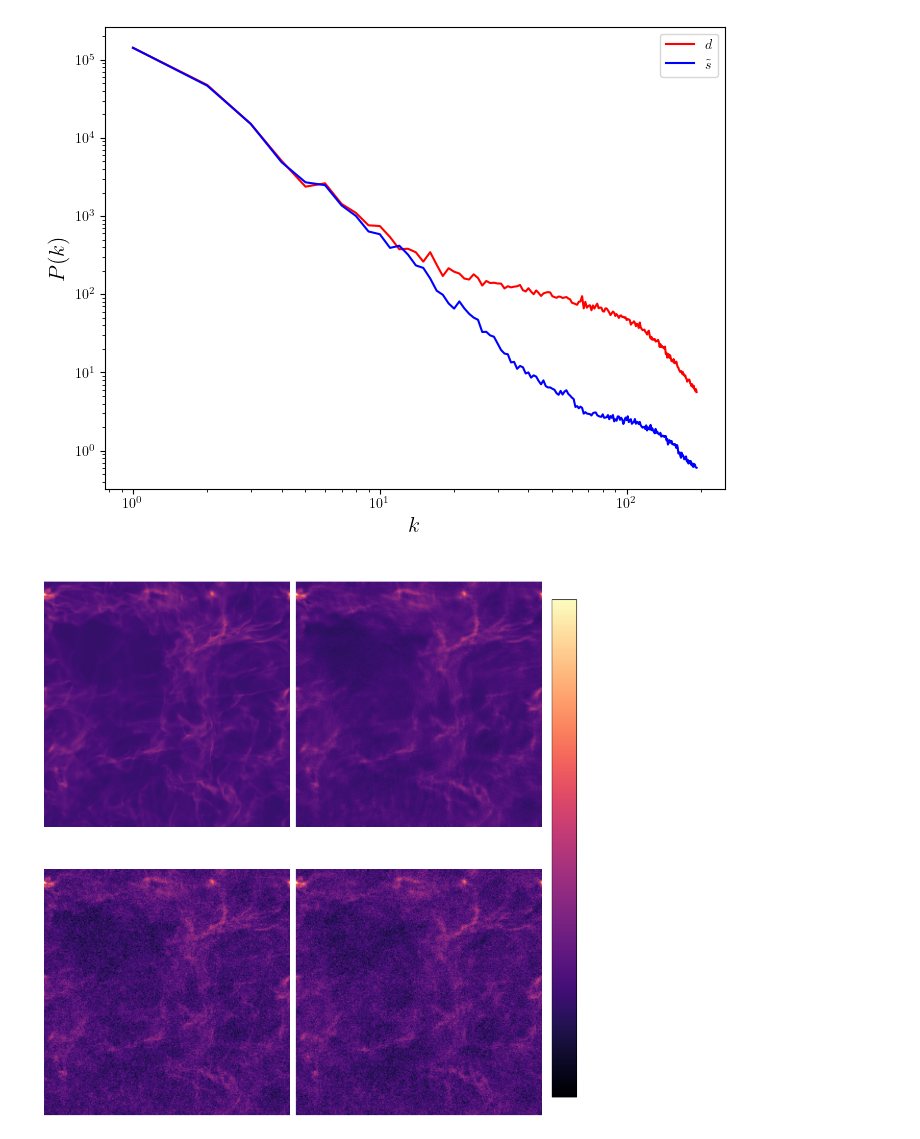
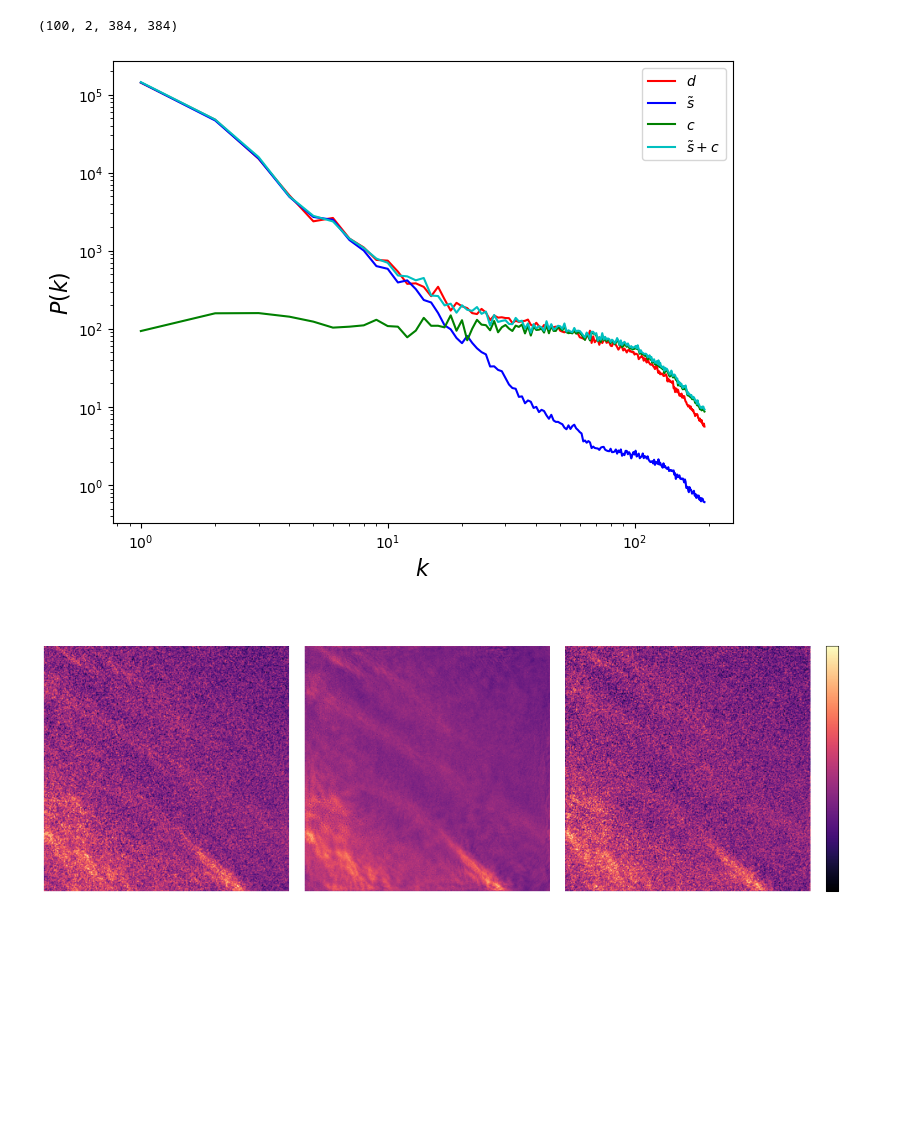
Before and after one commit to atsouros/ScatteringDenoising, a Jupyter notebook: planck_results_plot.ipynb, the cells around one changed output. Saved outputs shown, nothing was run; the diff lists cells and outputs as text; code cells hidden in the pictures; blank space fills up the shorter version.

Commit message:
planck pol data tests

```diff
--- a/planck_results_plot.ipynb
+++ b/planck_results_plot.ipynb
@@ -10,9 +10,16 @@ plt.rcParams['text.usetex'] = True
 # %%
 data = np.load("/Users/tsouros/Desktop/ScatteringDenoising/data.npy")
 denoised = np.load("/Users/tsouros/Desktop/ScatteringDenoising/image_denoised.npy")
+nuisance = np.load("/Users/tsouros/Desktop/ScatteringDenoising/contamination_arr.npy")
+nuisance = nuisance.squeeze(axis=2)
+# %%
+print(nuisance.shape)
+# %% [output]
+(100, 2, 384, 384)
 # %%
 data_Q, data_U = data[0,0], data[1,0]
 image_Q, image_U = denoised[0], denoised[1]
+nuisance_Q, nuisance_U = nuisance[:, 0], nuisance[:, 1]
 # %%
 # Plotting all (k, bins) pairs
 plt.figure(figsize=(8, 6))
@@ -22,21 +29,25 @@ stokes = 'Q'
 if stokes == 'Q':
     image = image_Q
     data = data_Q
+    nuisance = nuisance_Q[np.random.randint(len(nuisance_Q))]
 else:
     image = image_U
     data = data_U
+    nuisance = nuisance_U[np.random.randint(len(nuisance_U))]
 
 nx, ny = data.shape
 amplitude = 2
 spectral_index = -1.7
 
-lam = 0.8
-image_syn_filtered = denoising.filter_radial(np.array([image]), lambda k: k < nx * lam)
-image_syn_filtered = image_syn_filtered[0]
+lam = 0.55
+image = denoising.filter_radial(np.array([image]), lambda k: k < nx * lam)
+image = image[0]
 
-for x, name, c in zip([data,  image], [r"$d$", r"$\tilde{s}$"], ["r", "b"]):
+
+for x, name, c in zip([data,  image, nuisance, image + nuisance], [r"$d$", r"$\tilde{s}$", r"$c$", r"$\tilde{s} + c$"], ["r", "b", "g", "c"]):
     k, bins = utils.power_spectrum(x)
     plt.loglog(k, bins, label=name, c=c, alpha = 1)
+    # plt.xlim(1, 100)
 
 
 plt.xlabel(r"$k$", fontsize=16)  # Add x-axis label with LaTeX formatting
@@ -47,52 +58,50 @@ plt.legend()
 
 plt.show()
 # %% [output]
-[figure, old version]
+[figure, new version]
 # %%
 # Enable LaTeX rendering in Matplotlib
 plt.rcParams['text.usetex'] = True
 
 cmap = 'magma'
 color = 'white'
 
-# Create a 2x2 subplot
-fig, axes = plt.subplots(2, 2, figsize=(10, 10), constrained_layout=True)
+# Compute vmin and vmax across all images
+vmin = min(data.min(), image.min(), (image + nuisance).min())
+vmax = max(data.max(), image.max(), (image + nuisance).max())
+
+# Create a 1x3 subplot
+fig, axes = plt.subplots(1, 3, figsize=(15, 5), constrained_layout=True)
 
 # Set figure background to transparent
 fig.patch.set_alpha(0)
 
 # Plot each image with the same color scale
-im0 = axes[0, 0].imshow(dust, cmap=cmap, vmin=vmin, vmax=vmax)
-axes[0, 0].set_title(r'$s$', fontsize=16, color=color)
+im0 = axes[0].imshow(data, cmap=cmap, vmin=vmin, vmax=vmax)
+axes[0].set_title(r'$d$', fontsize=16, color=color)
 
-im1 = axes[0, 1].imshow(image_syn_filtered, cmap=cmap, vmin=vmin, vmax=vmax)
-axes[0, 1].set_title(r'$\tilde{s}$', fontsize=16, color=color)
+im1 = axes[1].imshow(image, cmap=cmap, vmin=vmin, vmax=vmax)
+axes[1].set_title(r'$\tilde{s}$', fontsize=16, color=color)
 
-im2 = axes[1, 0].imshow(data, cmap=cmap, vmin=vmin, vmax=vmax)
-axes[1, 0].set_title(r'$d$', fontsize=16, color=color)
-
-im3 = axes[1, 1].imshow(rec_cont, cmap=cmap, vmin=vmin, vmax=vmax)
-if cmb_bool:
-    axes[1, 1].set_title(r'$\tilde{s} + c + n$', fontsize=16, color=color)
-else:
-    axes[1, 1].set_title(r'$\tilde{s} + n$', fontsize=16, color=color)
-
+im2 = axes[2].imshow(image + nuisance, cmap=cmap, vmin=vmin, vmax=vmax)
+axes[2].set_title(r'$\tilde{s} + c$', fontsize=16, color=color)
 
 # Remove axis ticks
-for ax in axes.ravel():
+for ax in axes:
     ax.axis('off')
 
 # Add a common colorbar
-cbar = fig.colorbar(im3, ax=axes, orientation="vertical", fraction=0.05, pad=0.02)
-cbar.set_label(r"$\mu K_{CMB}$", fontsize=20, color=color)
+cbar = fig.colorbar(im2, ax=axes, orientation="vertical", fraction=0.025, pad=0.02)
+cbar.set_label(r"$MJy/sr$", fontsize=20, color=color)
 
 # Set colorbar text to white
 cbar.ax.yaxis.set_tick_params(color='white')
 plt.setp(plt.getp(cbar.ax.axes, 'yticklabels'), color=color)
 
-plt.rcParams['text.usetex'] = False  # Disable full LaTeX rendering
-# fig.suptitle(fr"$\nu = {nu}$ GHz, method = {method}", fontsize=20, color=color)
+plt.rcParams['text.usetex'] = False
+
+fig.suptitle(fr'Stokes-${stokes}$', fontsize=20, color='white')
 
 plt.show()
 # %% [output]
-[figure, old version]
+[figure, new version]
```
